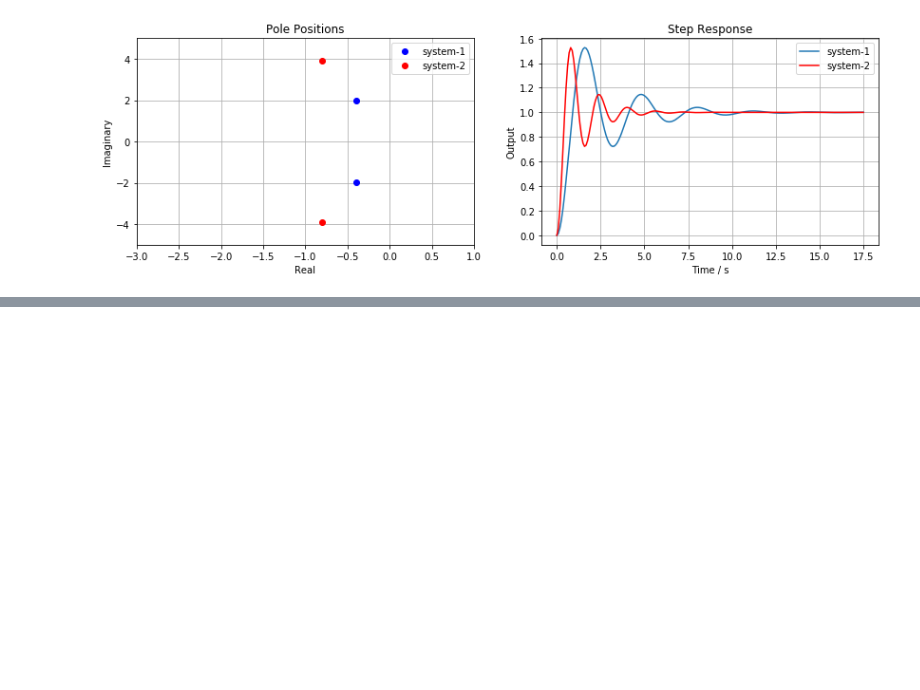
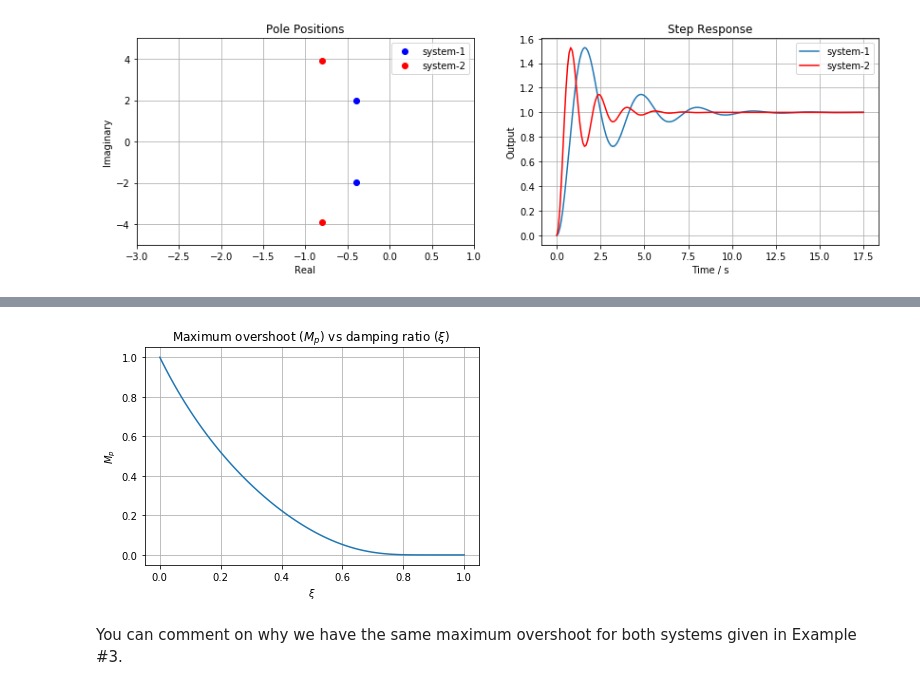
Before and after one commit to ozkanemre/EE302, a Jupyter notebook: Underdamped Response Examples by Emre Ozkan.ipynb, the cells around one changed output, grey strips where cells are left out. Drawn from its saved outputs; the diff is of its cells as text; code cells hidden in the pictures; blank space fills up the shorter version.

```diff
--- a/Underdamped Response Examples by Emre Ozkan.ipynb
+++ b/Underdamped Response Examples by Emre Ozkan.ipynb
@@ -145,0 +154,15 @@ plt.show()
+# %%
+import numpy as np
+from math import pi
+ksi=linspace(0,1-0.0001,100)
+y=np.exp(-pi*ksi/(1-ksi**2))
+plt.plot(ksi,y)
+plt.grid()
+plt.xlabel('$\\xi$')
+plt.ylabel('$M_p$')
+plt.title('Maximum overshoot ($M_p$) vs damping ratio ($\\xi$) ')
+plt.show()
+# %% [output]
+[figure, added]
+# %% [markdown]
+You can comment on why we have the same maximum overshoot for both systems given in Example #3.
```
Also changed, not shown: parts of 1 cell of this notebook, 1 other file.
